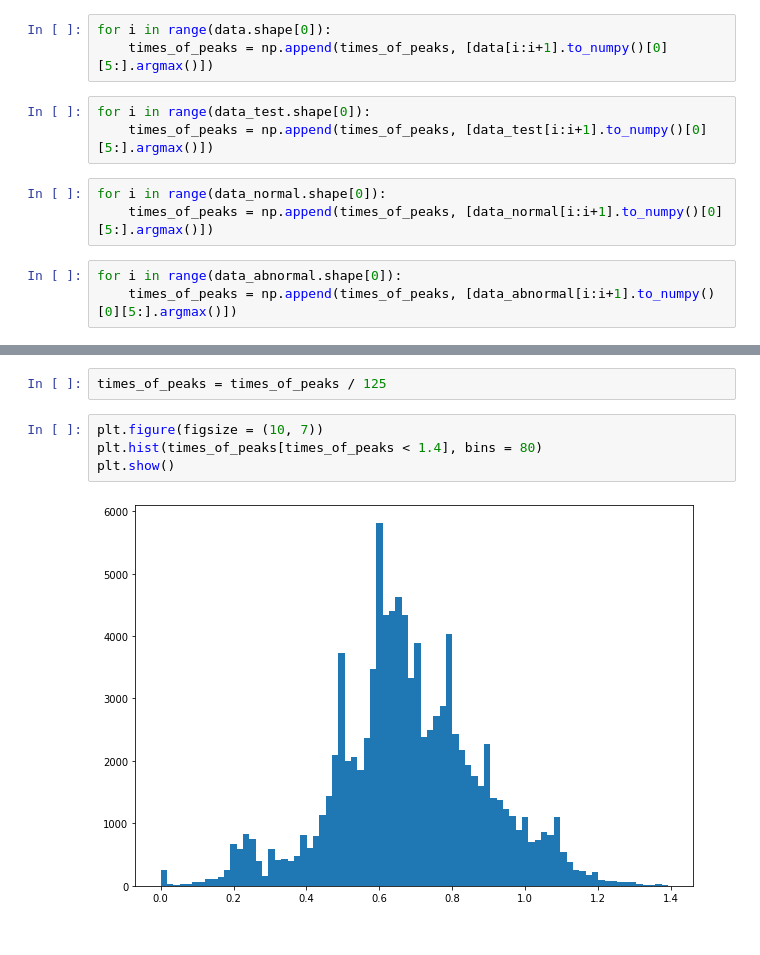
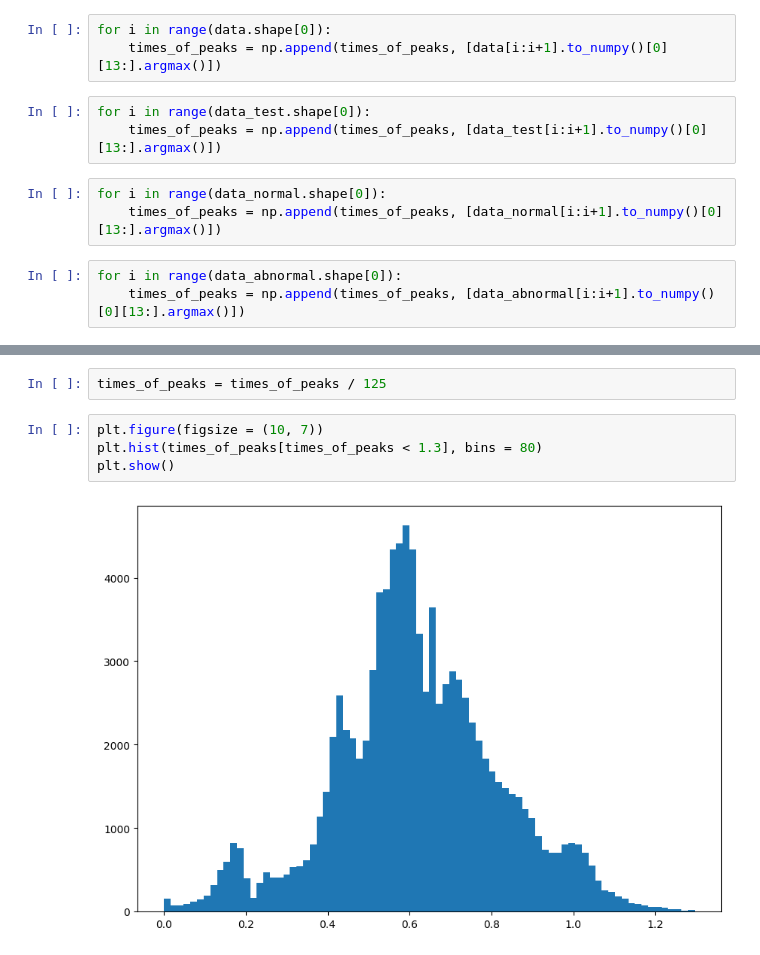
Before and after one commit to hK04/BioTechDaysMIPT2022, a Jupyter notebook: main.ipynb, the cells around one changed output, grey strips where cells are left out. Cells and saved outputs as stored; diff of their text form.

```diff
--- a/main.ipynb
+++ b/main.ipynb
@@ -202,16 +201,16 @@ for i in range(25, 50):
 times_of_peaks = np.array([])
 # %%
 for i in range(data.shape[0]):
-    times_of_peaks = np.append(times_of_peaks, [data[i:i+1].to_numpy()[0][5:].argmax()])
+    times_of_peaks = np.append(times_of_peaks, [data[i:i+1].to_numpy()[0][13:].argmax()])
 # %%
 for i in range(data_test.shape[0]):
-    times_of_peaks = np.append(times_of_peaks, [data_test[i:i+1].to_numpy()[0][5:].argmax()])
+    times_of_peaks = np.append(times_of_peaks, [data_test[i:i+1].to_numpy()[0][13:].argmax()])
 # %%
 for i in range(data_normal.shape[0]):
-    times_of_peaks = np.append(times_of_peaks, [data_normal[i:i+1].to_numpy()[0][5:].argmax()])
+    times_of_peaks = np.append(times_of_peaks, [data_normal[i:i+1].to_numpy()[0][13:].argmax()])
 # %%
 for i in range(data_abnormal.shape[0]):
-    times_of_peaks = np.append(times_of_peaks, [data_abnormal[i:i+1].to_numpy()[0][5:].argmax()])
+    times_of_peaks = np.append(times_of_peaks, [data_abnormal[i:i+1].to_numpy()[0][13:].argmax()])
 # %%
 times_of_peaks.shape[0] == data.shape[0] + data_test.shape[0] + data_normal.shape[0] + data_abnormal.shape[0]
 # %% [output]
@@ -220,7 +219,7 @@ True
 times_of_peaks = times_of_peaks / 125
 # %%
 plt.figure(figsize = (10, 7))
-plt.hist(times_of_peaks[times_of_peaks < 1.4], bins = 80)
+plt.hist(times_of_peaks[times_of_peaks < 1.3], bins = 80)
 plt.show()
 # %% [output]
-[figure, old version]
+[figure, new version]
```
Also changed, not shown: parts of 14 cells of this notebook.
